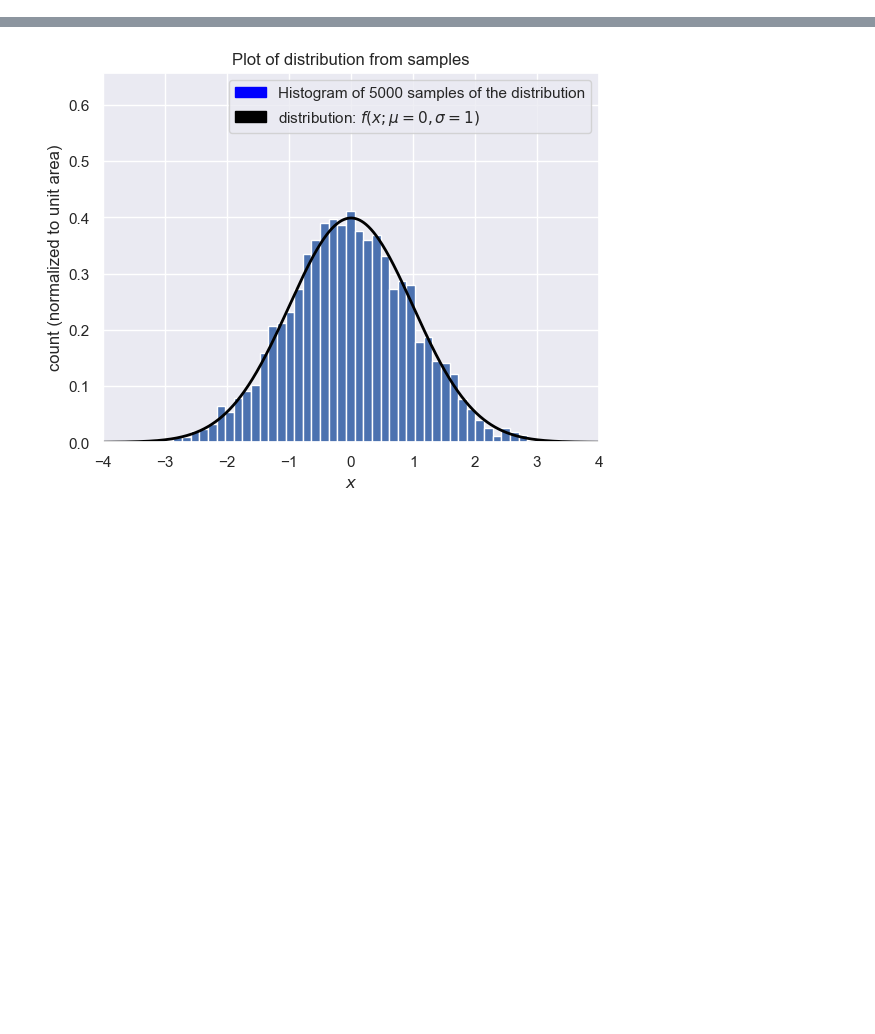
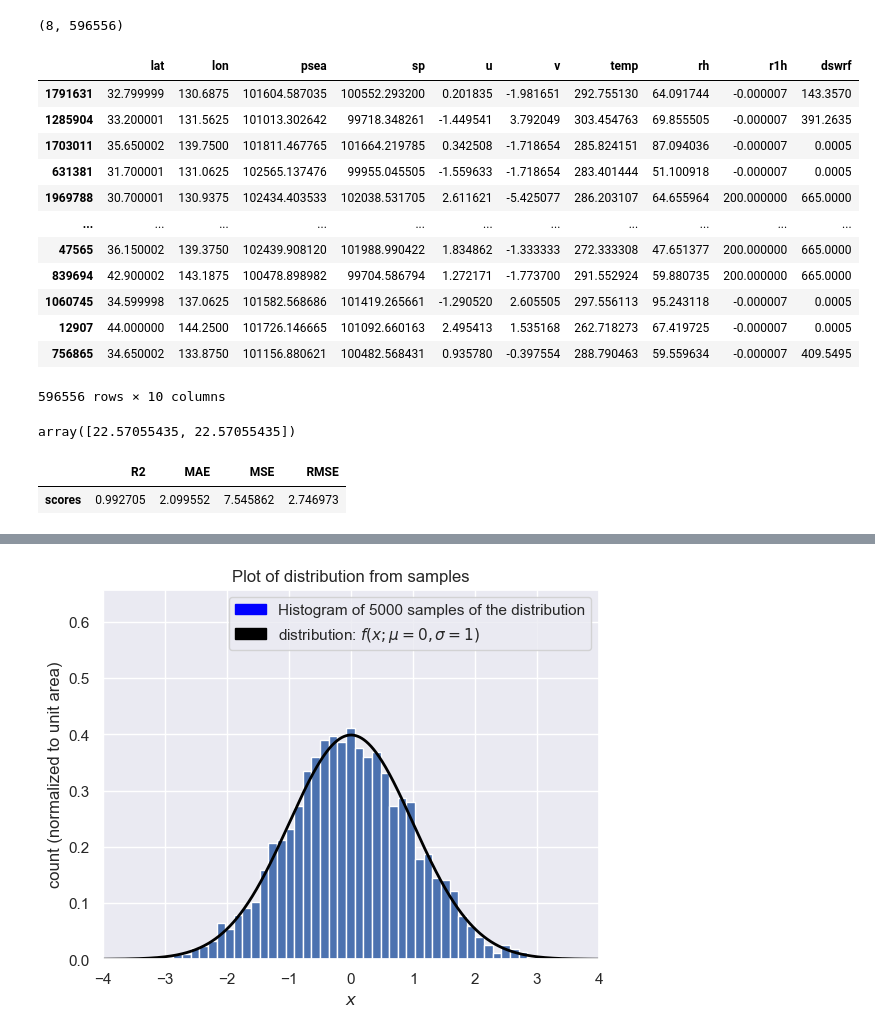
Before and after one commit to Ryo-Suzukii/ForecastCloudinJapan, a Jupyter notebook: tmp.ipynb, the cells around one changed output, grey strips where cells are left out. Saved outputs shown, nothing was run; the diff lists cells and outputs as text; code cells hidden in the pictures; blank space fills up the shorter version.

```diff
--- a/tmp.ipynb
+++ b/tmp.ipynb
@@ -10,0 +14,14 @@ sns.set()
+# %%
+import pickle
+
+with open("models/model_using_optuna.pkl","rb") as f:
+    model = pickle.load(f)
+# %%
+with open("pickles/X_test.pkl","rb") as f:
+    X_test = pickle.load(f)
+with open("pickles/y_test.pkl","rb") as f:
+    y_test = pickle.load(f)
+with open("pickles/X_train.pkl","rb") as f:
+    X_train = pickle.load(f)
+with open("pickles/y_train.pkl","rb") as f:
+    y_train = pickle.load(f)
@@ -10,0 +53,4 @@ sns.set()
+# %%
+X_test_drop.values.T.shape
+# %% [output]
+(8, 596556)
@@ -10,0 +59,16 @@ sns.set()
+# %%
+X_test
+# %% [output]
+|  | lat | lon | psea | sp | u | v | temp | rh | r1h | dswrf |
+| 1791631 | 32.799999 | 130.6875 | 101604.587035 | 100552.293200 | 0.201835 | -1.981651 | 292.755130 | 64.091744 | -0.000007 | 143.3570 |
+| 1285904 | 33.200001 | 131.5625 | 101013.302642 | 99718.348261 | -1.449541 | 3.792049 | 303.454763 | 69.855505 | -0.000007 | 391.2635 |
+| 1703011 | 35.650002 | 139.7500 | 101811.467765 | 101664.219785 | 0.342508 | -1.718654 | 285.824151 | 87.094036 | -0.000007 | 0.0005 |
+| 631381 | 31.700001 | 131.0625 | 102565.137476 | 99955.045505 | -1.559633 | -1.718654 | 283.401444 | 51.100918 | -0.000007 | 0.0005 |
+| 1969788 | 30.700001 | 130.9375 | 102434.403533 | 102038.531705 | 2.611621 | -5.425077 | 286.203107 | 64.655964 | 200.000000 | 665.0000 |
+| ... | ... | ... | ... | ... | ... | ... | ... | ... | ... | ... |
+| 47565 | 36.150002 | 139.3750 | 102439.908120 | 101988.990422 | 1.834862 | -1.333333 | 272.333308 | 47.651377 | 200.000000 | 665.0000 |
+| 839694 | 42.900002 | 143.1875 | 100478.898982 | 99704.586794 | 1.272171 | -1.773700 | 291.552924 | 59.880735 | 200.000000 | 665.0000 |
+| 1060745 | 34.599998 | 137.0625 | 101582.568686 | 101419.265661 | -1.290520 | 2.605505 | 297.556113 | 95.243118 | -0.000007 | 0.0005 |
+| 12907 | 44.000000 | 144.2500 | 101726.146665 | 101092.660163 | 2.495413 | 1.535168 | 262.718273 | 67.419725 | -0.000007 | 0.0005 |
+| 756865 | 34.650002 | 133.8750 | 101156.880621 | 100482.568431 | 0.935780 | -0.397554 | 288.790463 | 59.559634 | -0.000007 | 409.5495 |
+596556 rows × 10 columns
@@ -10,0 +80,4 @@ sns.set()
+# %%
+model.predict(tokyo,num_iteration=model.best_iteration)
+# %% [output]
+array([22.57055435, 22.57055435])
@@ -10,0 +94,5 @@ sns.set()
+# %%
+culc_scores(y_test["ncld"],y_pred)
+# %% [output]
+|  | R2 | MAE | MSE | RMSE |
+| scores | 0.992705 | 2.099552 | 7.545862 | 2.746973 |
```
Also changed, not shown: parts of 9 cells of this notebook, 8 other files.
